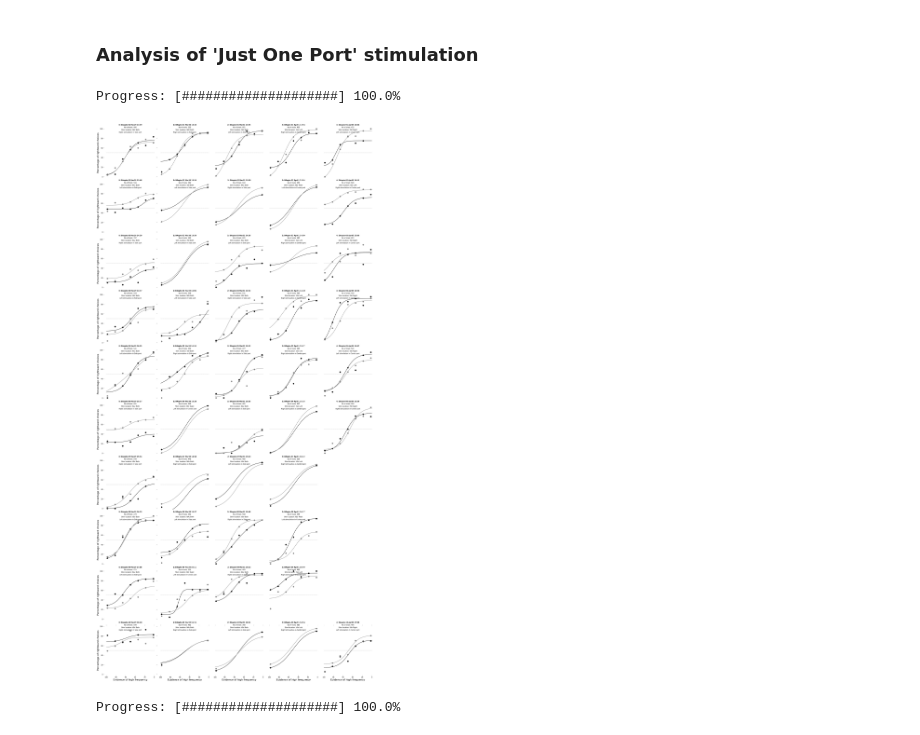
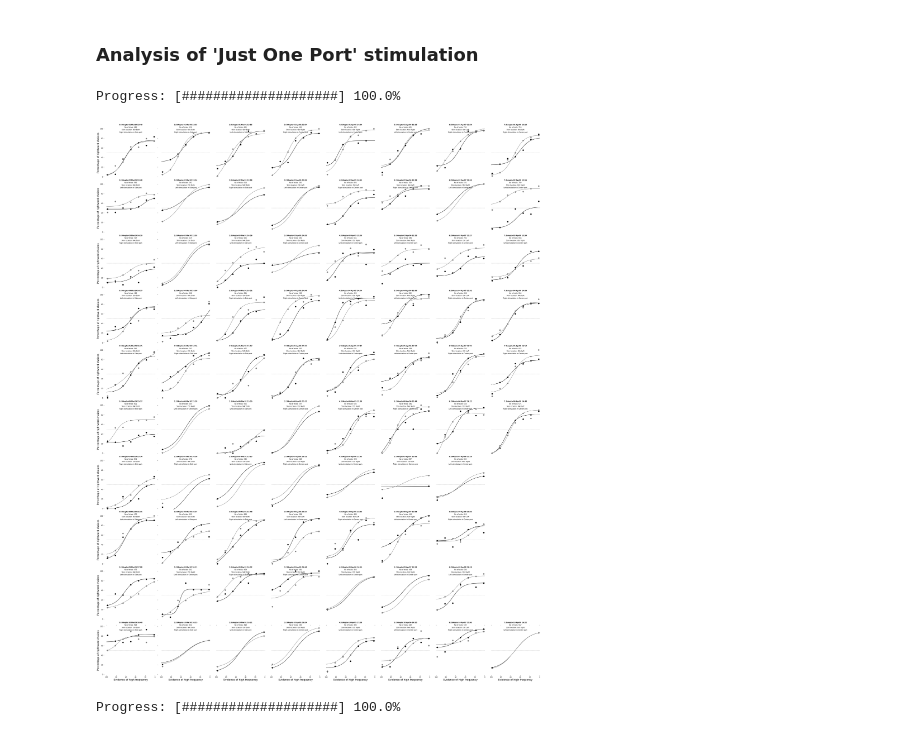
Before and after one commit to HernandoMV/BehaviouralAnalysis, a Jupyter notebook: Dopamine_optostimulation.ipynb, the cells around one changed output. Saved outputs shown, nothing was run; the diff lists cells and outputs as text; code cells hidden in the pictures.

```diff
--- a/Dopamine_optostimulation.ipynb
+++ b/Dopamine_optostimulation.ipynb
@@ -44,6 +47,18 @@ Dataframe read
 # %%
 # Correct a session that was not properly marked
 AnimalsDF.loc[AnimalsDF.SessionID=='DAopto-06 Mar30 15:28', 'Stimulation'] = 'Right'
+# %%
+# Correct data for April first, where fibers where connected the other way around
+AnimalsDF.loc[AnimalsDF.SessionID=='DAopto-01 Apr01 13:54', 'Stimulation'] = 'Right'
+AnimalsDF.loc[AnimalsDF.SessionID=='DAopto-02 Apr01 13:54', 'Stimulation'] = 'Left'
+AnimalsDF.loc[AnimalsDF.SessionID=='DAopto-03 Apr01 14:50', 'Stimulation'] = 'Right'
+AnimalsDF.loc[AnimalsDF.SessionID=='DAopto-04 Apr01 14:40', 'Stimulation'] = 'Right'
+AnimalsDF.loc[AnimalsDF.SessionID=='DAopto-05 Apr01 15:27', 'Stimulation'] = 'Right'
+AnimalsDF.loc[AnimalsDF.SessionID=='DAopto-06 Apr01 15:35', 'Stimulation'] = 'Right'
+AnimalsDF.loc[AnimalsDF.SessionID=='DAopto-07 Apr01 16:12', 'Stimulation'] = 'Right'
+AnimalsDF.loc[AnimalsDF.SessionID=='DAopto-08 Apr01 16:17', 'Stimulation'] = 'Left'
+AnimalsDF.loc[AnimalsDF.SessionID=='DAopto-09 Apr01 16:49', 'Stimulation'] = 'Right'
+AnimalsDF.loc[AnimalsDF.SessionID=='DAopto-10 Apr01 16:54', 'Stimulation'] = 'Right'
 # %% [markdown]
 ### Analysis of 'Just One Port' stimulation
 # %%
@@ -52,6 +67,12 @@ AnimalsDF.loc[AnimalsDF.SessionID=='DAopto-06 Mar30 15:28', 'Stimulation'] = 'Ri
 # %%
 #Subselect dataset
 pulledData = AnimalsDF[AnimalsDF.Stimulation != "NoStimulation"]
+# %%
+# Select only sessions with more than 350 trials
+tr_below = 325
+tisessdf = pulledData.groupby('SessionID').max().reset_index()[['SessionID', 'TrialIndex']]
+sess_to_remove = list(tisessdf[tisessdf.TrialIndex < tr_below]['SessionID'])
+pulledData = pulledData[~pulledData.SessionID.isin(sess_to_remove)]
 # %%
 #Select only sessions over date (less stimulation, physiological parameters?)
 str_format = '%b%d %H:%M'
@@ -76,6 +97,10 @@ for x in pulledData.FullGUI:
         fot_mask.append(False)
 
 pulledData = pulledData.iloc[np.logical_and(jop_mask, fot_mask)]
+# %%
+# Select how to group trial numbers to compare
+ini_trials = 150 # initial trials without stimulation
+ao_trials = 225 # trials without stimulation, after some sampling
 # %%
 # Plot the data with the error bars for the random sampling, and the custom fitting
 # regenerate GUI labels
@@ -83,8 +108,8 @@ BRS = ['tStr', 'NAc']
 PS = ['Left', 'Right']
 PI = ['Center', 'Side']
 
-CondList = [(pulledData['TrialIndex']<150),
-            (pulledData['TrialIndex']>250)]
+CondList = [(pulledData['TrialIndex'] < ini_trials),
+            (pulledData['TrialIndex'] > ao_trials)]
 ColorList = ['black', 'grey']
 LabelList = ['Normal', 'After opto']
 
@@ -135,34 +160,34 @@ for an_counter, animal in enumerate(pd.unique(pulledData['AnimalID'])):
 
         plt.tight_layout()
 
         ax.invert_xaxis()
 
         ax.get_legend().remove()
         ax.text(.5,1.05, str(counter) + ': ' + (session), \
                           horizontalalignment='center', fontweight='bold', transform=ax.transAxes)
         ax.text(.5,1, 'No of trials: ' + str(len(animal_df[(animal_df['SessionID'] == session)])) , \
                           horizontalalignment='center', transform=ax.transAxes)
         # Fiber location
         fl = BRS[int(session_df.iloc[0].FullGUI['FiberLocation']) - 1]
         # Side
         side = session_df.Stimulation.unique()[0]
         ax.text(.5,.95, 'Stim location: ' + fl + ' ' + side , \
                           horizontalalignment='center', transform=ax.transAxes)
         # Port stimulated
         port = PI[int(session_df.iloc[0].FullGUI['OptoState']) - 1]
         portside = PS[int(session_df.iloc[0].FullGUI['JOPSide']) - 1]
         ax.text(.5,.9, portside + ' stimulation in ' + port + ' port' , \
                           horizontalalignment='center', transform=ax.transAxes)
 
     update_progress(an_counter / len(pd.unique(pulledData['AnimalID'])))
 
 update_progress(1)
 plt.savefig(outputDir + output_directory_name + '_individual_opto_sessions_just-one-port-150.pdf', transparent=True, bbox_inches='tight')
 
 plt.show(fig)
 # %% [output]
 Progress: [####################] 100.0%
-[figure, old version]
+[figure, new version]
 # %%
 # calculate a general value for each session (general bias)
 # group the data
```
Also changed, not shown: parts of 11 cells of this notebook.
